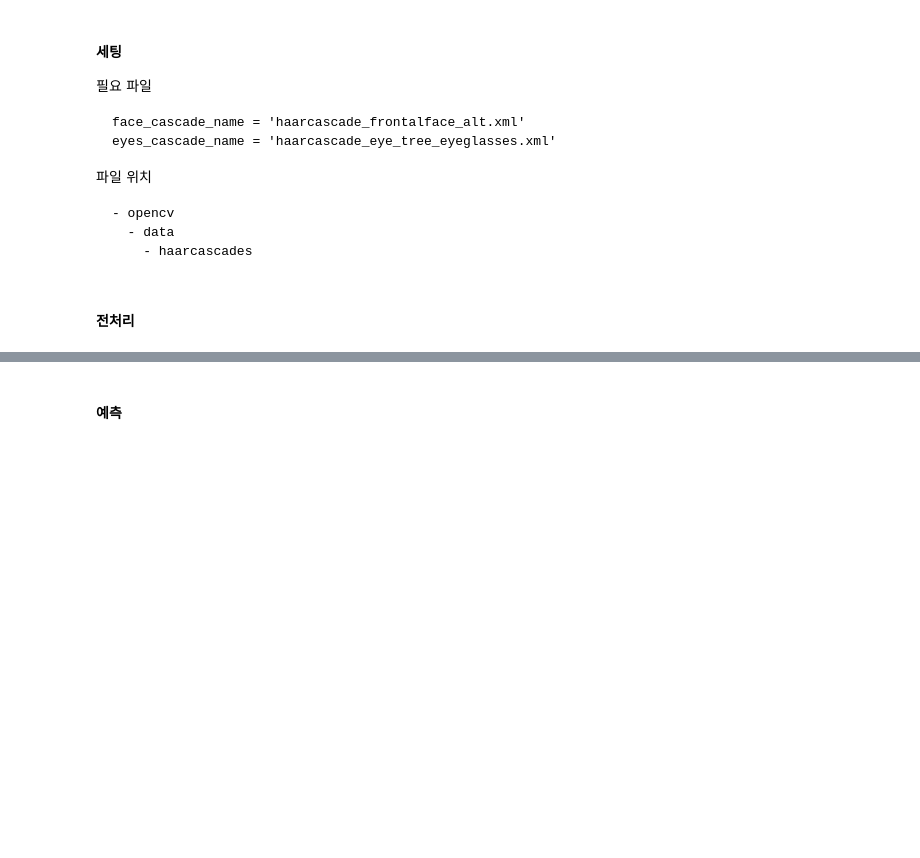
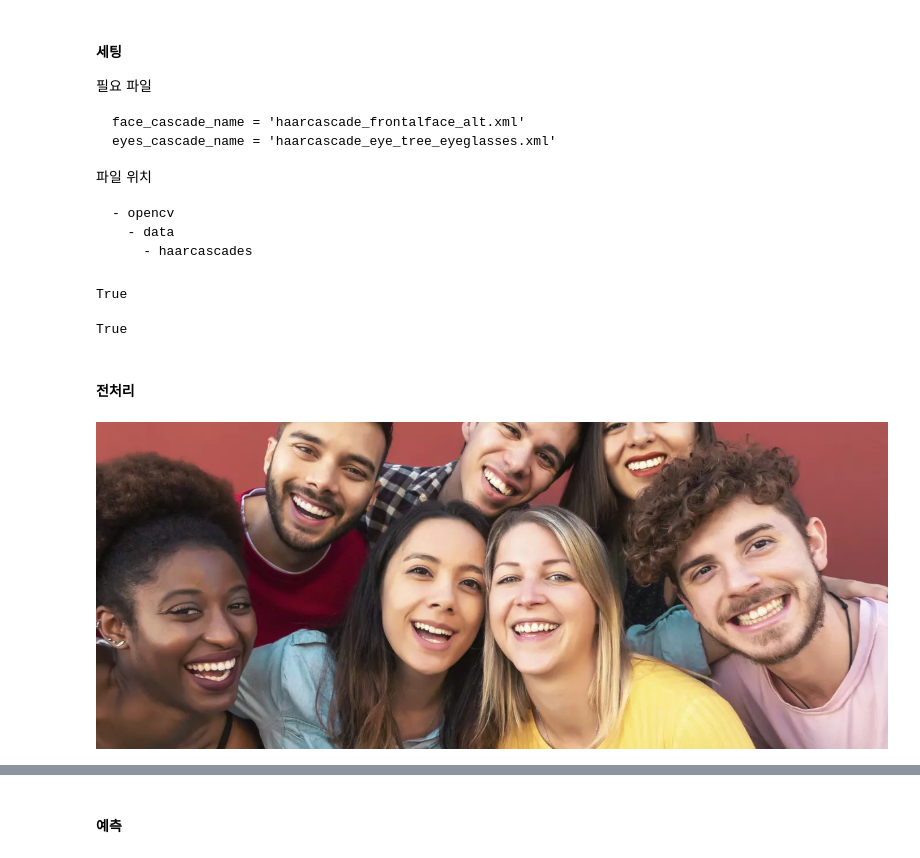
Before and after one commit to yebiny/SkillTreePython-DeepLearning, a Jupyter notebook: 00.추가학습/해설/ch00_04_OpenCV활용_haarcascade_객체인식.ipynb, the cells around one changed output, grey strips where cells are left out. Drawn from its saved outputs; the diff is of its cells as text; code cells hidden in the pictures; blank space fills up the shorter version.

````diff
--- a/00.추가학습/해설/ch00_04_OpenCV활용_haarcascade_객체인식.ipynb
+++ b/00.추가학습/해설/ch00_04_OpenCV활용_haarcascade_객체인식.ipynb
@@ -102,3 +107,7 @@ eyes_cascade_name = 'haarcascade_eye_tree_eyeglasses.xml'
   - data
     - haarcascades
 ```
+# %%
+face_cascade_name = 'haarcascade_frontalface_alt.xml'
+eyes_cascade_name = 'haarcascade_eye_tree_eyeglasses.xml'
+f_path = 'p3.PNG'
@@ -105,2 +118,17 @@ eyes_cascade_name = 'haarcascade_eye_tree_eyeglasses.xml'
+# %%
+# 파라미터를 객체에 로드 (face model)
+face_model.load(cv2.samples.findFile(face_cascade_name))
+# %% [output]
+True
+# %%
+# 파라미터를 객체에 로드 (eyes model)
+eyes_model.load(cv2.samples.findFile(eyes_cascade_name))
+# %% [output]
+True
 # %% [markdown]
 #### **전처리**
+# %%
+img = cv2.imread(f_path)
+cv2_imshow(img)
+# %% [output]
+[figure, added]
````
Also changed, not shown: parts of 13 cells of this notebook.
